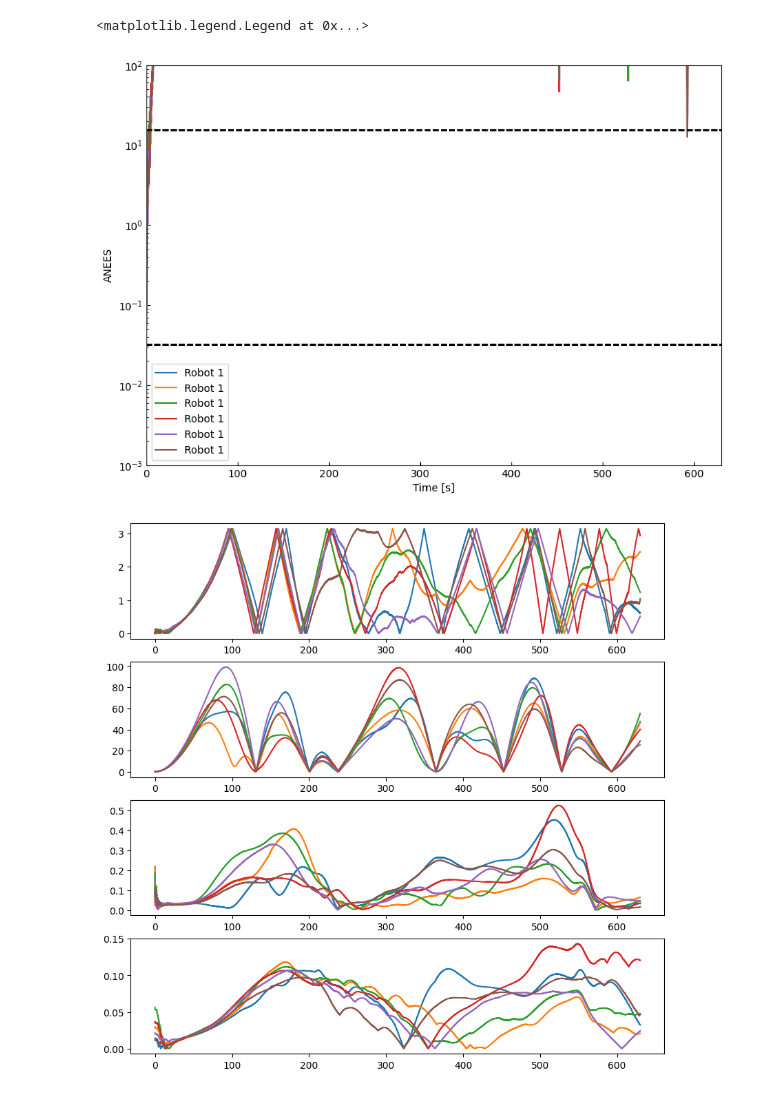
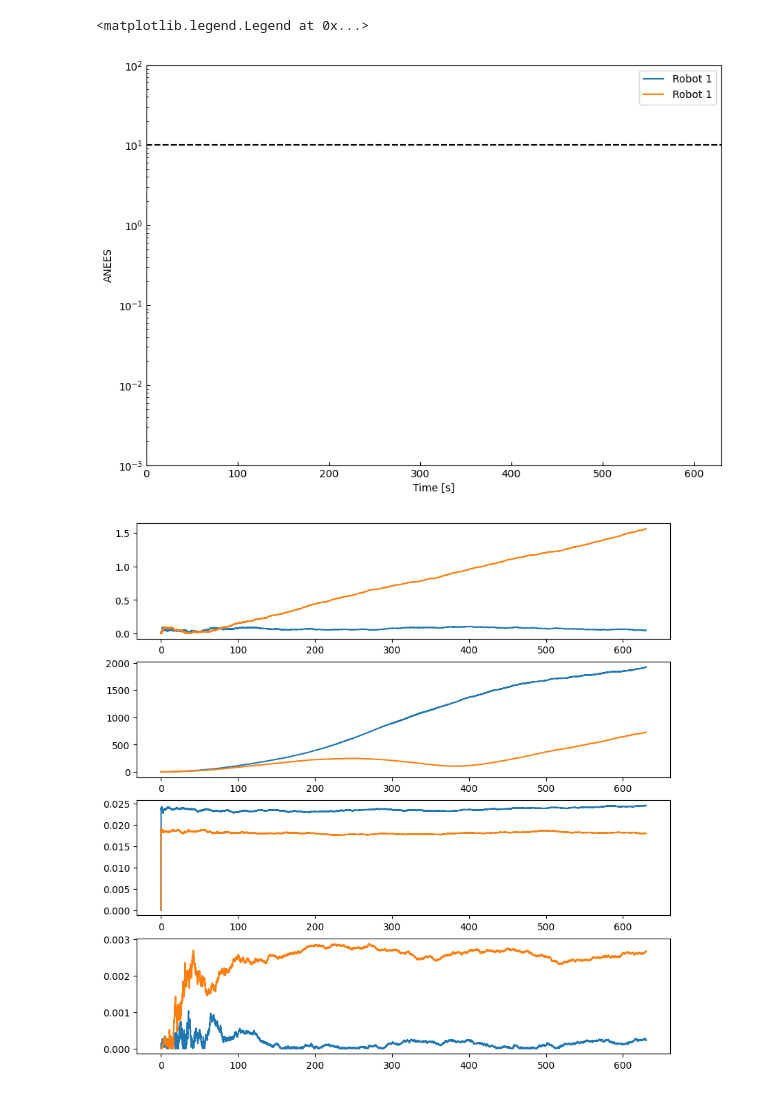
Before and after one commit to MarcusLariJ/UWB_Rasberry, a Jupyter notebook: Sim/test_load_data.ipynb, the cells around one changed output. Saved outputs shown, nothing was run; the diff lists cells and outputs as text; code cells hidden in the pictures.

```diff
--- a/Sim/test_load_data.ipynb
+++ b/Sim/test_load_data.ipynb
@@ -10,7 +10,7 @@ import save_load_data as sldat
 # %%
 # Now, load the data
 dt=0.01
-robData = sldat.load_object('no_collab_1anc_0d_meas2')
+robData = sldat.load_object('imu_test', folder=r"D:\msc_data")
 
 # get number of robots
 robot_N = robData.ids.shape[0]
@@ -77,55 +77,57 @@ Text(0.5, 1.0, 'Robot 3')
 # ANEES analysis
 # If higher than confidence interval, then the estimate is overconfident
 fig, ax_anees = plt.subplots(1, figsize=(10,7))
-anees_sel = np.array([[True],[False],[False]])
-pos_ind = [0, 2, 3]
+#anees_sel = np.array([[True],[False],[False]])
+#pos_ind = [0, 2, 3]
 #anees_sel = np.array([[False],[False]])
 #pos_ind = [2, 3]
+anees_sel = np.array([[True]])
+pos_ind = [0]
 for i in range(robot_N):
     rp.plot_ANEES(ax_anees,
-             x_est=robData.x_log[i, pos_ind,:],
-             x_true=robData.pos[i,:3,:],
-             P = robData.P_log[i][pos_ind][:, pos_ind, :, :],
+             x_est=robData.x_log[i, pos_ind,:,0:1],
+             x_true=robData.pos[i,0:1,:],
+             P = robData.P_log[i][pos_ind][:, pos_ind, :, 0:1],
              rad_sel=anees_sel,
              dt=dt,
              prob=0.997,
              color=None,
              label='Robot 1')
 
-ax_anees.set_ylim([0.001, 100])
+#ax_anees.set_ylim([0.001, 100])
 
 ax_anees.legend()
 # %% [output]
 <matplotlib.legend.Legend at 0x...>
-[figure, old version]
+[figure, new version]
 # %%
 # Calculate the errors
 rad_sel = np.repeat(np.array([[True],[False],[False]]), pos_N, axis=1)
 pos_ind = [0, 2, 3]
 bias_ind = [8, 9, 10]
 
 err_pos = np.zeros((robot_N, 3, pos_N, runs_N))
 err_bias = np.zeros((robot_N, 3, pos_N, runs_N))
 t = np.linspace(0, pos_N*dt, pos_N)
 
 for i in range(robot_N):
     for j in range(runs_N):
         err_pos[i,:,:,j] = mf.subtractState(robData.pos[i], robData.x_log[i, pos_ind,:, j], rad_sel)
-        err_bias[i,:,:,j] = mf.subtractState(  np.repeat(robData.biases[i], pos_N, axis=1)  , robData.x_log[i, bias_ind,:, j], rad_sel)
+        err_bias[i,:,:,j] = mf.subtractState(  np.repeat(robData.biases[i,:,j:j+1], pos_N, axis=1)  , robData.x_log[i, bias_ind,:, j], rad_sel)
 
 # Then calculate the norms
 pos_abs =  (1/runs_N)*np.sum(np.linalg.norm(err_pos[:,1:], axis=1), axis=2)
 or_abs = (1/runs_N)*np.sum(abs(err_pos[:,0]), axis=2)
 
 bias_acc_abs = (1/runs_N)*np.sum(np.linalg.norm(err_bias[:,1:], axis=1), axis=2)
 bias_w_abs = (1/runs_N)*np.sum(abs(err_bias[:,0]), axis=2)
 
 # Plot absolute error
 fig, axerr = plt.subplots(4, figsize=(10,10))
 for i in range(robot_N):
     axerr[0].plot(t, or_abs[i,:], label=("UAV " + str(i)))
     axerr[1].plot(t, pos_abs[i,:], label=("UAV " + str(i)))
     axerr[2].plot(t, bias_acc_abs[i,:], label=("UAV " + str(i)))
     axerr[3].plot(t, bias_w_abs[i,:], label=("UAV " + str(i)))
 # %% [output]
-[figure, old version]
+[figure, new version]
```
Also changed, not shown: parts of 3 cells of this notebook, 6 other files.
